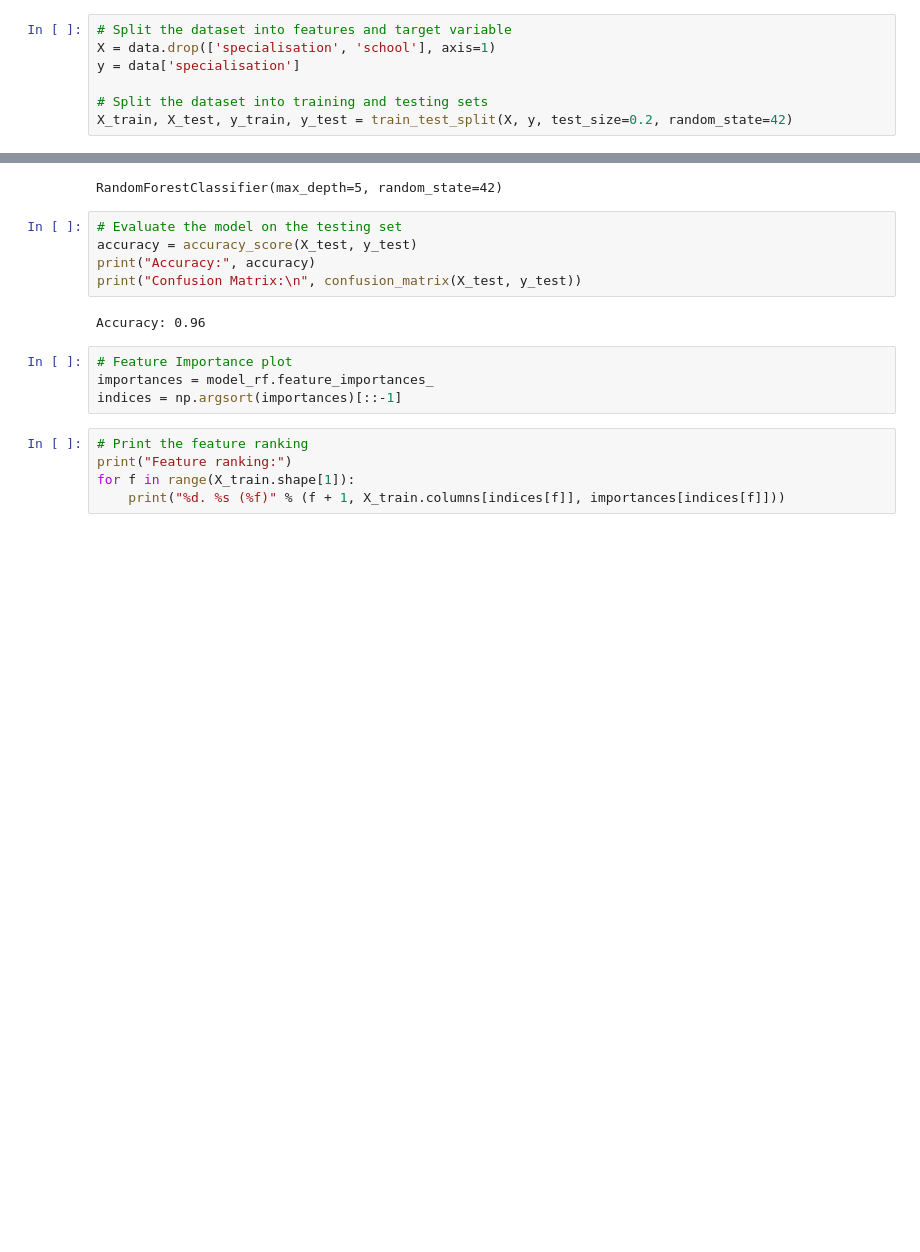
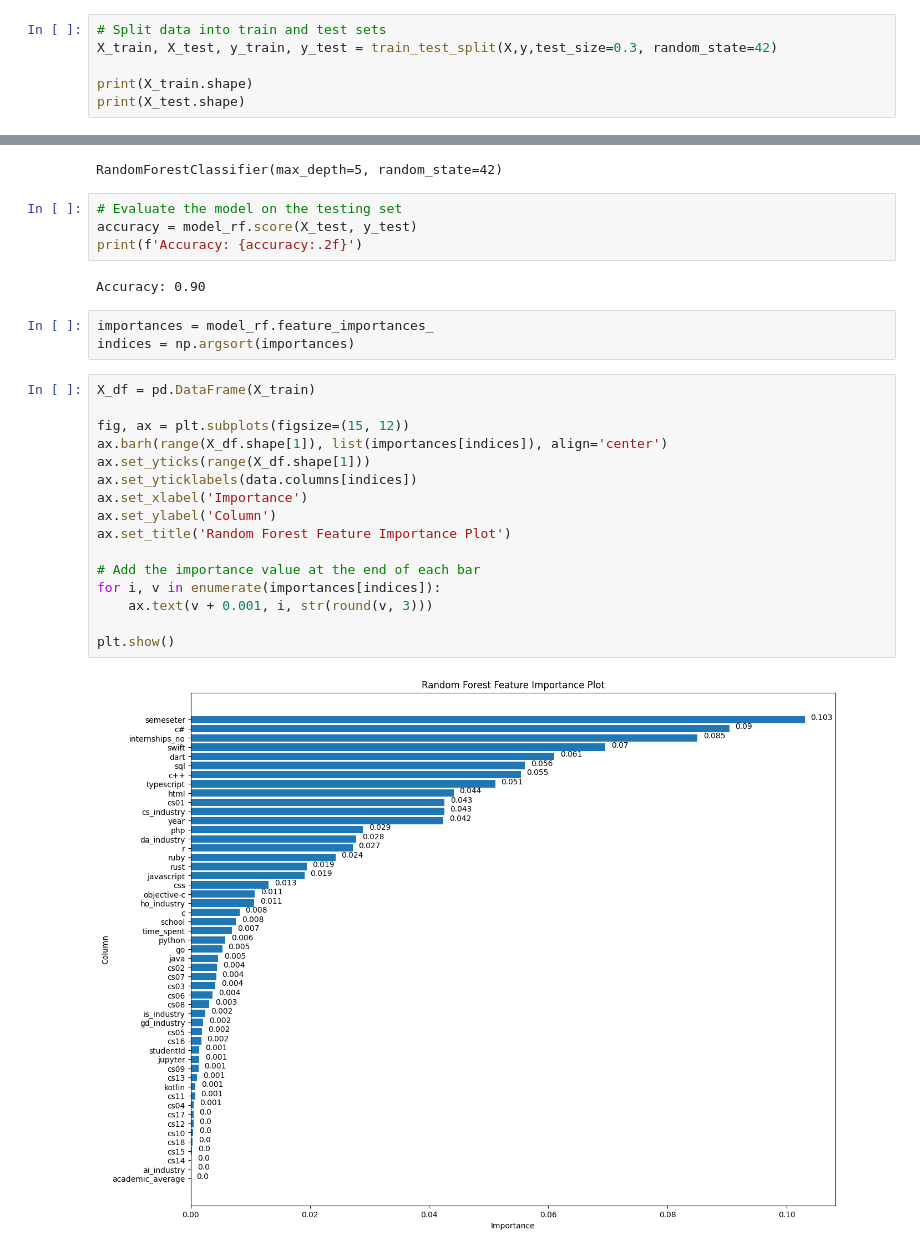
Before and after one commit to mel-fayne/elira_api, a Jupyter notebook: classifierModel/spec_classifier.ipynb, the cells around one changed output, grey strips where cells are left out. Drawn from its saved outputs; the diff is of its cells as text; blank space fills up the shorter version.

```diff
--- a/classifierModel/spec_classifier.ipynb
+++ b/classifierModel/spec_classifier.ipynb
@@ -47,7 +61,6 @@ plt.show()
 # %%
-# Split the dataset into features and target variable
-X = data.drop(['specialisation', 'school'], axis=1)
-y = data['specialisation']
+# Split data into train and test sets
+X_train, X_test, y_train, y_test = train_test_split(X,y,test_size=0.3, random_state=42)
 
-# Split the dataset into training and testing sets
-X_train, X_test, y_train, y_test = train_test_split(X, y, test_size=0.2, random_state=42)
+print(X_train.shape)
+print(X_test.shape)
@@ -71,17 +89,28 @@ model_rf.fit(X_train, y_train)
 RandomForestClassifier(max_depth=5, random_state=42)
 # %%
 # Evaluate the model on the testing set
-accuracy = accuracy_score(X_test, y_test)
-print("Accuracy:", accuracy)
-print("Confusion Matrix:\n", confusion_matrix(X_test, y_test))
+accuracy = model_rf.score(X_test, y_test)
+print(f'Accuracy: {accuracy:.2f}')
 # %% [output]
-Accuracy: 0.96
+Accuracy: 0.90
 # %%
-# Feature Importance plot
 importances = model_rf.feature_importances_
-indices = np.argsort(importances)[::-1]
+indices = np.argsort(importances)
-# %%
-# Print the feature ranking
-print("Feature ranking:")
-for f in range(X_train.shape[1]):
-    print("%d. %s (%f)" % (f + 1, X_train.columns[indices[f]], importances[indices[f]]))
+# %%
+X_df = pd.DataFrame(X_train)
+
+fig, ax = plt.subplots(figsize=(15, 12))
+ax.barh(range(X_df.shape[1]), list(importances[indices]), align='center')
+ax.set_yticks(range(X_df.shape[1]))
+ax.set_yticklabels(data.columns[indices])
+ax.set_xlabel('Importance')
+ax.set_ylabel('Column')
+ax.set_title('Random Forest Feature Importance Plot')
+
+# Add the importance value at the end of each bar
+for i, v in enumerate(importances[indices]):
+    ax.text(v + 0.001, i, str(round(v, 3)))
+
+plt.show()
+# %% [output]
+[figure, added]
```
Also changed, not shown: parts of 18 cells of this notebook, 3 other files.
